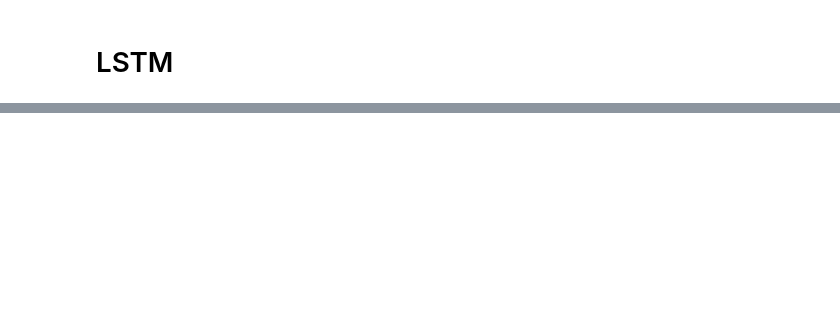
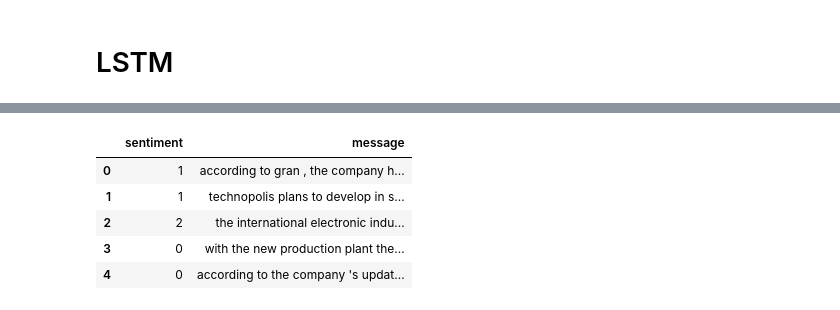
Before and after one commit to omier/NLP-final-project, a Jupyter notebook: NLP_Final_Project.ipynb, the cells around one changed output, grey strips where cells are left out. Cells and saved outputs as stored; diff of their text form; code cells hidden in the pictures; blank space fills up the shorter version.

```diff
--- a/NLP_Final_Project.ipynb
+++ b/NLP_Final_Project.ipynb
@@ -866,0 +692,20 @@ eval_model(LSTM_model, loss_fn, sets=['test'])
+# %%
+FIN_PATH = "fin_dataset.csv"
+def cleanText(text):
+    text = BeautifulSoup(text, "lxml").text
+    text = re.sub(r'\|\|\|', r' ', text)
+    text = re.sub(r'http\S+', r'<URL>', text)
+    text = text.lower()
+    text = text.replace('x', '')
+    return text
+
+df['message'] = df['message'].apply(cleanText)
+df.to_csv(FIN_PATH)
+df.head()
+# %% [output]
+|  | sentiment | message |
+| 0 | 1 | according to gran , the company h... |
+| 1 | 1 | technopolis plans to develop in s... |
+| 2 | 2 | the international electronic indu... |
+| 3 | 0 | with the new production plant the... |
+| 4 | 0 | according to the company 's updat... |
```
Also changed, not shown: parts of 118 cells of this notebook.
